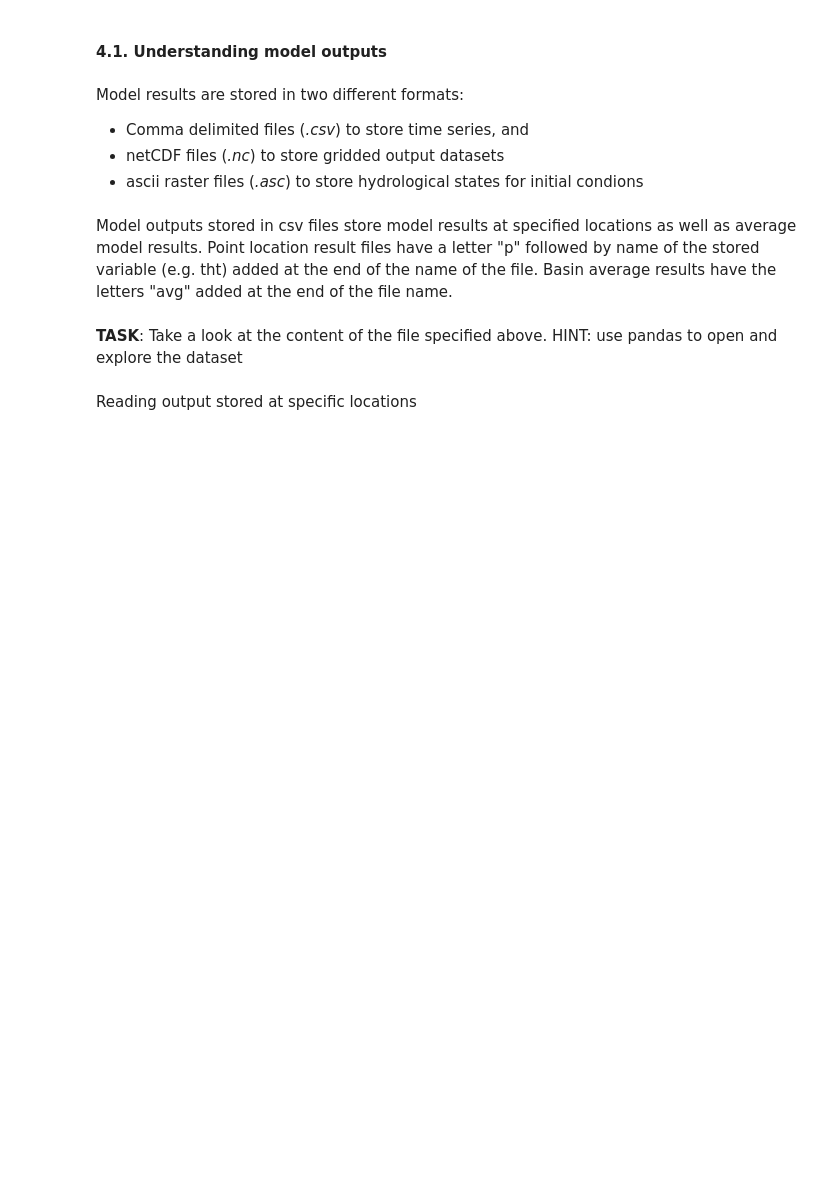
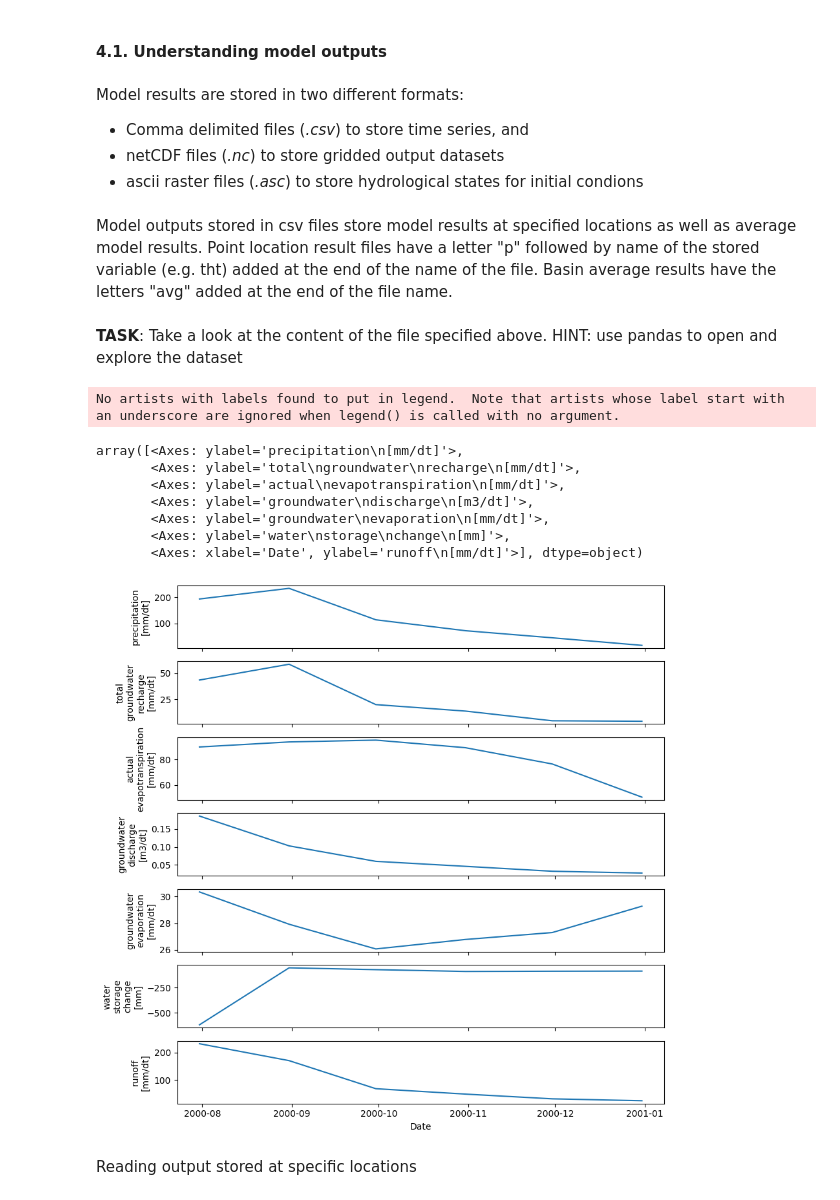
Before and after one commit to AndresQuichimbo/CUWALID-Example, a Jupyter notebook: Training/DRYP/catchment/04_DRYP_post_processing.ipynb, the cells around one changed output. Drawn from its saved outputs; the diff is of its cells as text; code cells hidden in the pictures; blank space fills up the shorter version.

```diff
--- a/Training/DRYP/catchment/04_DRYP_post_processing.ipynb
+++ b/Training/DRYP/catchment/04_DRYP_post_processing.ipynb
@@ -21,3 +49,6 @@ The section covers the following content:
 training_general_path = "D:/HAD/training/"
 regional_path = "D:/HAD/training/regional/"
 basin_path = "D:/HAD/training/basin/"
+# %%
+global_path = ""
+global_path = "D:/HAD/training/historical/basin/"
@@ -23,0 +57,3 @@ basin_path = "D:/HAD/training/basin/"
+# %%
+# get path of model parameter setting file
+path_input = os.path.join(global_path, "model/AW_input.json")
@@ -24,3 +65,6 @@ basin_path = "D:/HAD/training/basin/"
+# %%
+# function to get path of model outputs
+path_outputs = pptools.get_output_filenames(path_input)
 # %% [markdown]
 #### 4.1. Understanding model outputs
 # %% [markdown]
@@ -45,5 +85,22 @@ import matplotlib.pyplot as plt
 # %% [markdown]
 **TASK**: Take a look at the content of the file specified above. HINT: use pandas to open and explore the dataset
+# %%
+fields = ['pre_0', 'rch_0', 'aet_0', 'gdh_0', 'egw_0', 'twsc_0', 'run_0']
+# %%
+# Call function to plot average values of model outputs, it is *CSV file with "avg" at the end of the name
+plotcwld.plot_avg_var(os.path.join(global_path, path_outputs.path_csv["avg"]),
+                      fields=fields, delta_t="1M"
+                     )
+# %% [output]
+No artists with labels found to put in legend.  Note that artists whose label start with an underscore are ignored when legend() is called with no argument.
+array([<Axes: ylabel='precipitation\n[mm/dt]'>,
+       <Axes: ylabel='total\ngroundwater\nrecharge\n[mm/dt]'>,
+       <Axes: ylabel='actual\nevapotranspiration\n[mm/dt]'>,
+       <Axes: ylabel='groundwater\ndischarge\n[m3/dt]'>,
+       <Axes: ylabel='groundwater\nevaporation\n[mm/dt]'>,
+       <Axes: ylabel='water\nstorage\nchange\n[mm]'>,
+       <Axes: xlabel='Date', ylabel='runoff\n[mm/dt]'>], dtype=object)
+[figure, added]
 # %%
 def aggregate_slice_csv(fname, agg_step='M', mean=True,
                         date_start='2000-01-01', date_end='2023-01-01',
```
Also changed, not shown: parts of 32 cells of this notebook, 1 other file.
